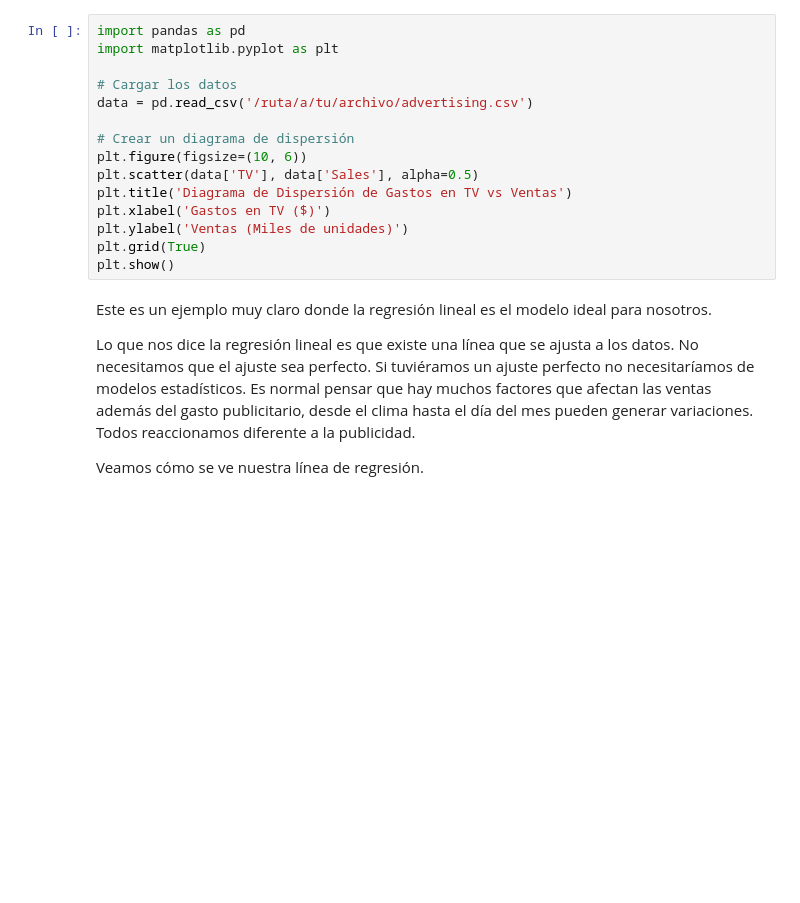
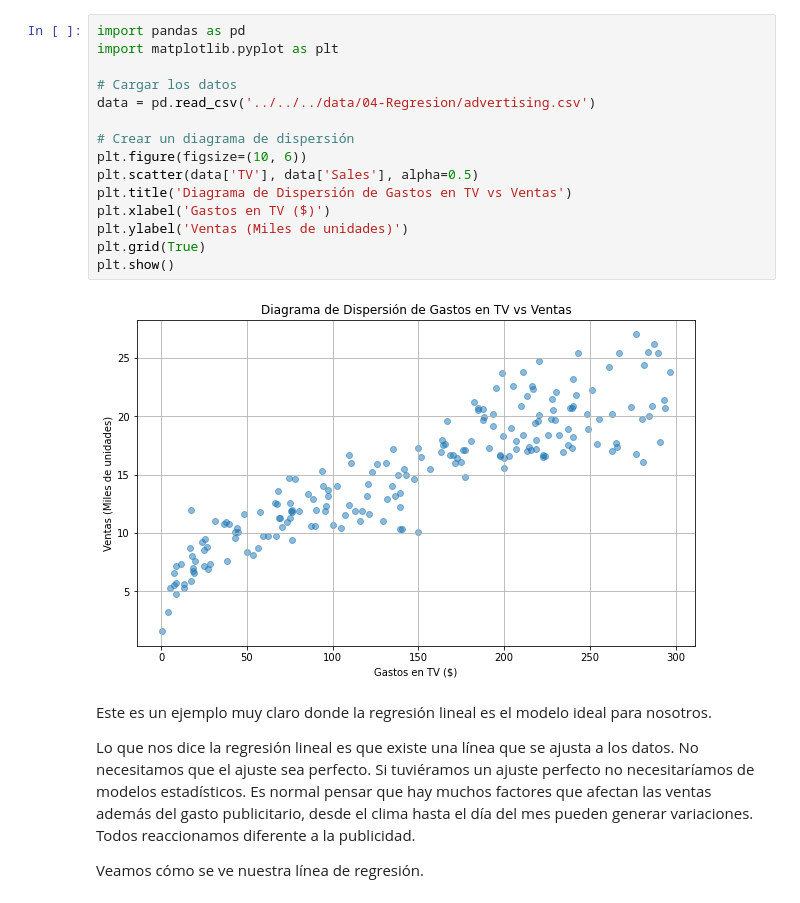
Before and after one commit to marionomics/econometria, a Jupyter notebook: _sources/chapters/II-Modelos-y-Metodos/03-Regresion-Lineal.ipynb, the cells around one changed output. Drawn from its saved outputs; the diff is of its cells as text; blank space fills up the shorter version.

```diff
--- a/_sources/chapters/II-Modelos-y-Metodos/03-Regresion-Lineal.ipynb
+++ b/_sources/chapters/II-Modelos-y-Metodos/03-Regresion-Lineal.ipynb
@@ -25,18 +25,20 @@ Si tienes suficientes combinaciones de las dos variables, puedes plantear un mod
 # %%
 import pandas as pd
 import matplotlib.pyplot as plt
 
 # Cargar los datos
-data = pd.read_csv('/ruta/a/tu/archivo/advertising.csv')
+data = pd.read_csv('../../../data/04-Regresion/advertising.csv')
 
 # Crear un diagrama de dispersión
 plt.figure(figsize=(10, 6))
 plt.scatter(data['TV'], data['Sales'], alpha=0.5)
 plt.title('Diagrama de Dispersión de Gastos en TV vs Ventas')
 plt.xlabel('Gastos en TV ($)')
 plt.ylabel('Ventas (Miles de unidades)')
 plt.grid(True)
 plt.show()
+# %% [output]
+[figure, added]
 # %% [markdown]
 Este es un ejemplo muy claro donde la regresión lineal es el modelo ideal para nosotros.
 
```
Also changed, not shown: parts of 18 cells of this notebook, 16 other files.
